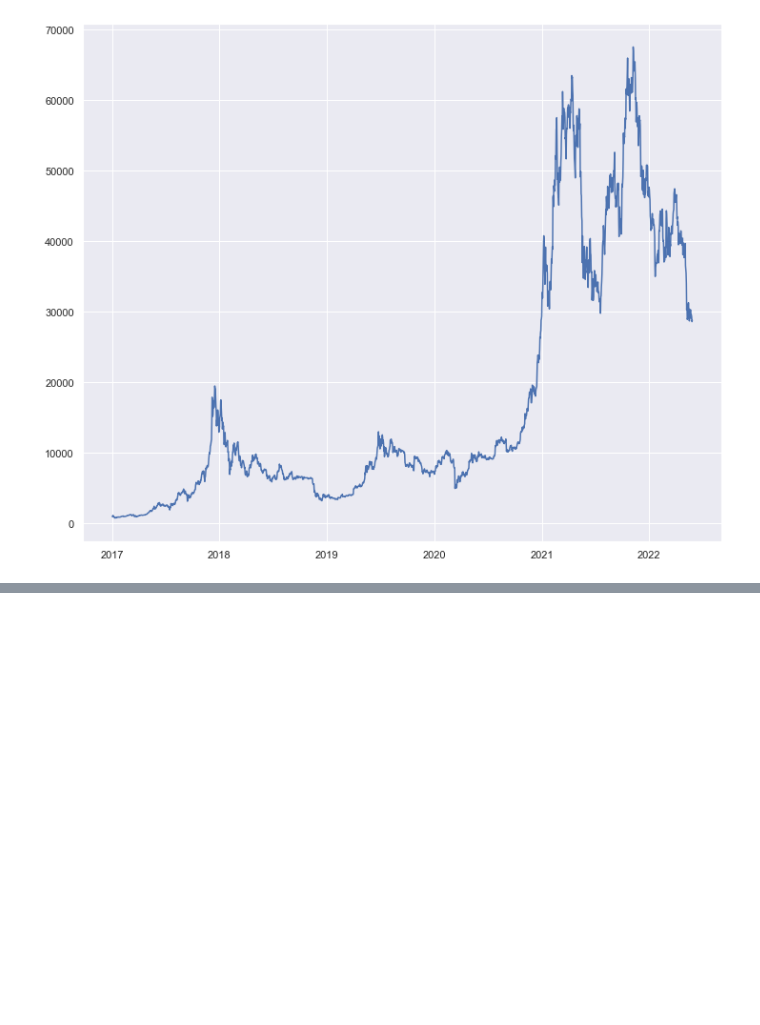
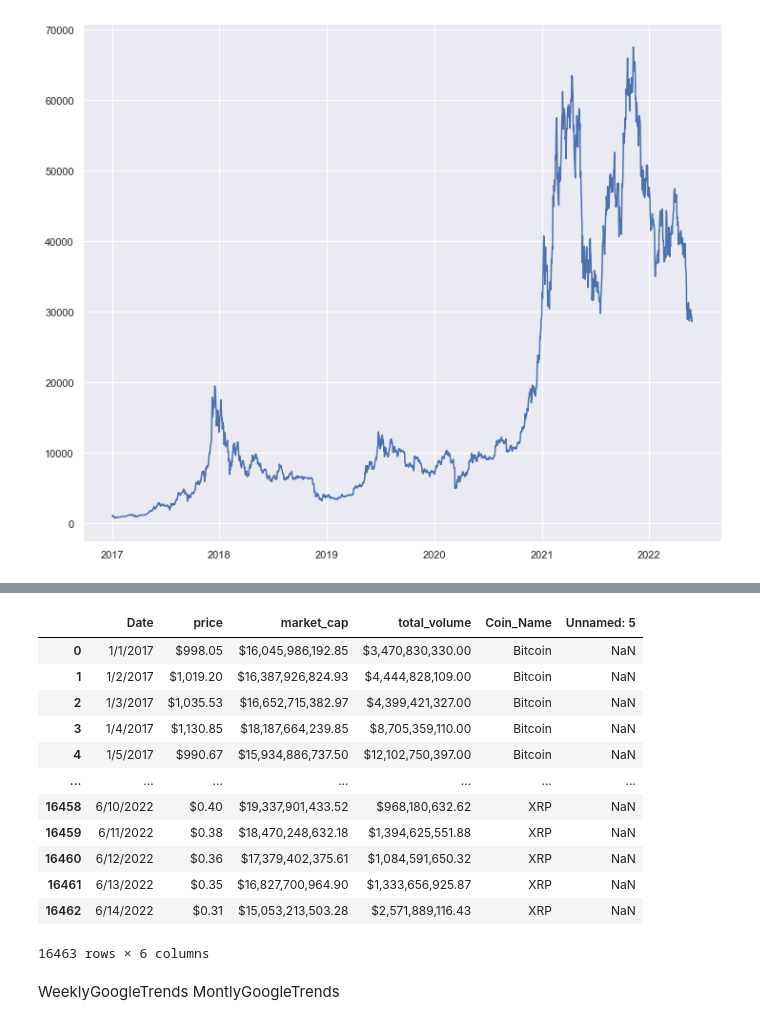
Before and after one commit to mrmoya413/Capstone_RudyMoya, a Jupyter notebook: Notebooks/Rudy_Moya_Capstone.ipynb, the cells around one changed output, grey strips where cells are left out. Saved outputs shown, nothing was run; the diff lists cells and outputs as text; code cells hidden in the pictures; blank space fills up the shorter version.

```diff
--- a/Notebooks/Rudy_Moya_Capstone.ipynb
+++ b/Notebooks/Rudy_Moya_Capstone.ipynb
@@ -1279,0 +1330,23 @@ plt.show()
+# %%
+MarketCap = pd.read_csv('../data/Market_Cap_Crypto.csv')
+# %%
+MarketCap = pd.DataFrame(MarketCap)
+# %%
+MarketCap
+# %% [output]
+|  | Date | price | market_cap | total_volume | Coin_Name | Unnamed: 5 |
+| 0 | 1/1/2017 | $998.05 | $16,045,986,192.85 | $3,470,830,330.00 | Bitcoin | NaN |
+| 1 | 1/2/2017 | $1,019.20 | $16,387,926,824.93 | $4,444,828,109.00 | Bitcoin | NaN |
+| 2 | 1/3/2017 | $1,035.53 | $16,652,715,382.97 | $4,399,421,327.00 | Bitcoin | NaN |
+| 3 | 1/4/2017 | $1,130.85 | $18,187,664,239.85 | $8,705,359,110.00 | Bitcoin | NaN |
+| 4 | 1/5/2017 | $990.67 | $15,934,886,737.50 | $12,102,750,397.00 | Bitcoin | NaN |
+| ... | ... | ... | ... | ... | ... | ... |
+| 16458 | 6/10/2022 | $0.40 | $19,337,901,433.52 | $968,180,632.62 | XRP | NaN |
+| 16459 | 6/11/2022 | $0.38 | $18,470,248,632.18 | $1,394,625,551.88 | XRP | NaN |
+| 16460 | 6/12/2022 | $0.36 | $17,379,402,375.61 | $1,084,591,650.32 | XRP | NaN |
+| 16461 | 6/13/2022 | $0.35 | $16,827,700,964.90 | $1,333,656,925.87 | XRP | NaN |
+| 16462 | 6/14/2022 | $0.31 | $15,053,213,503.28 | $2,571,889,116.43 | XRP | NaN |
+16463 rows × 6 columns
+# %% [markdown]
+WeeklyGoogleTrends
+MontlyGoogleTrends
```
Also changed, not shown: parts of 29 cells of this notebook.
